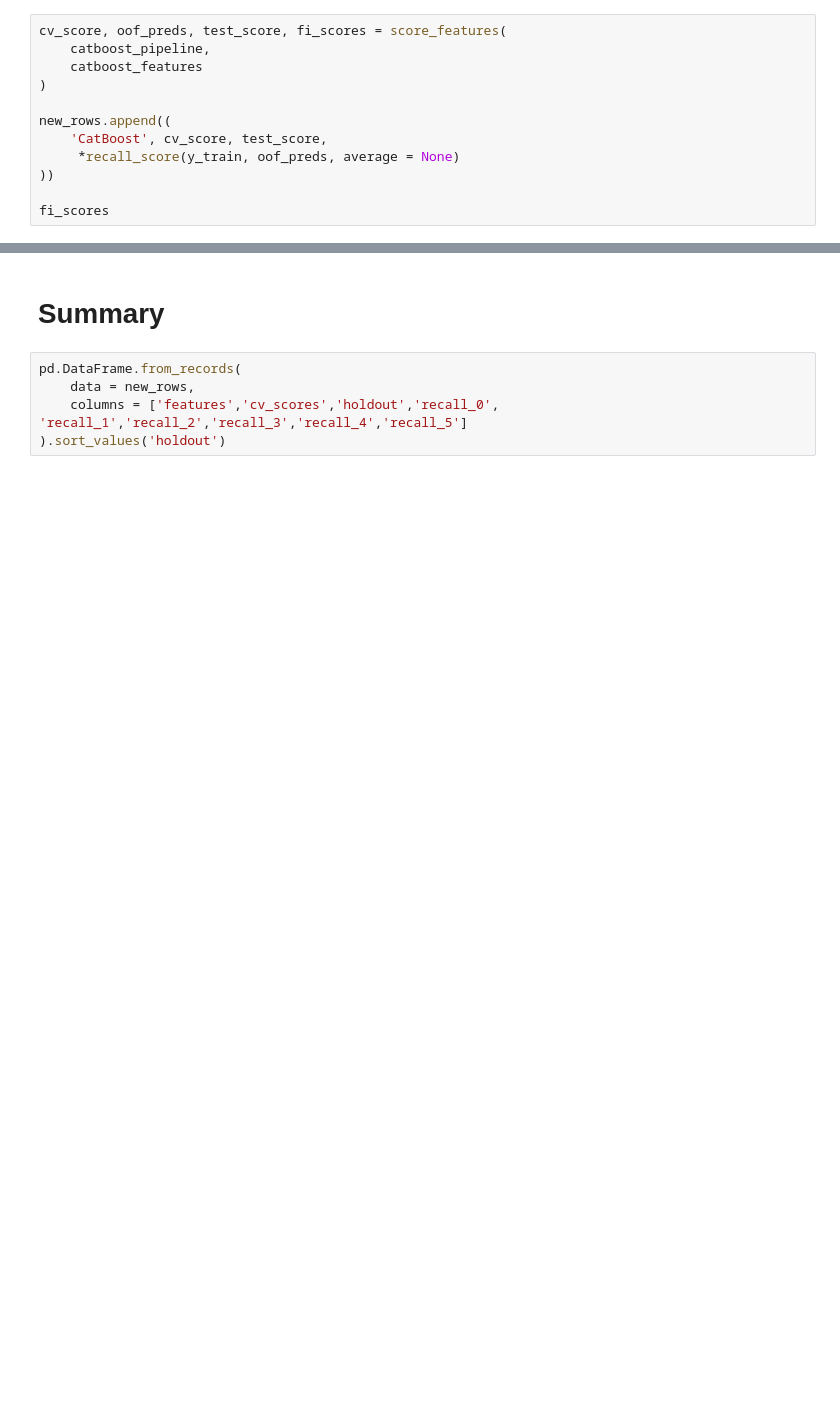
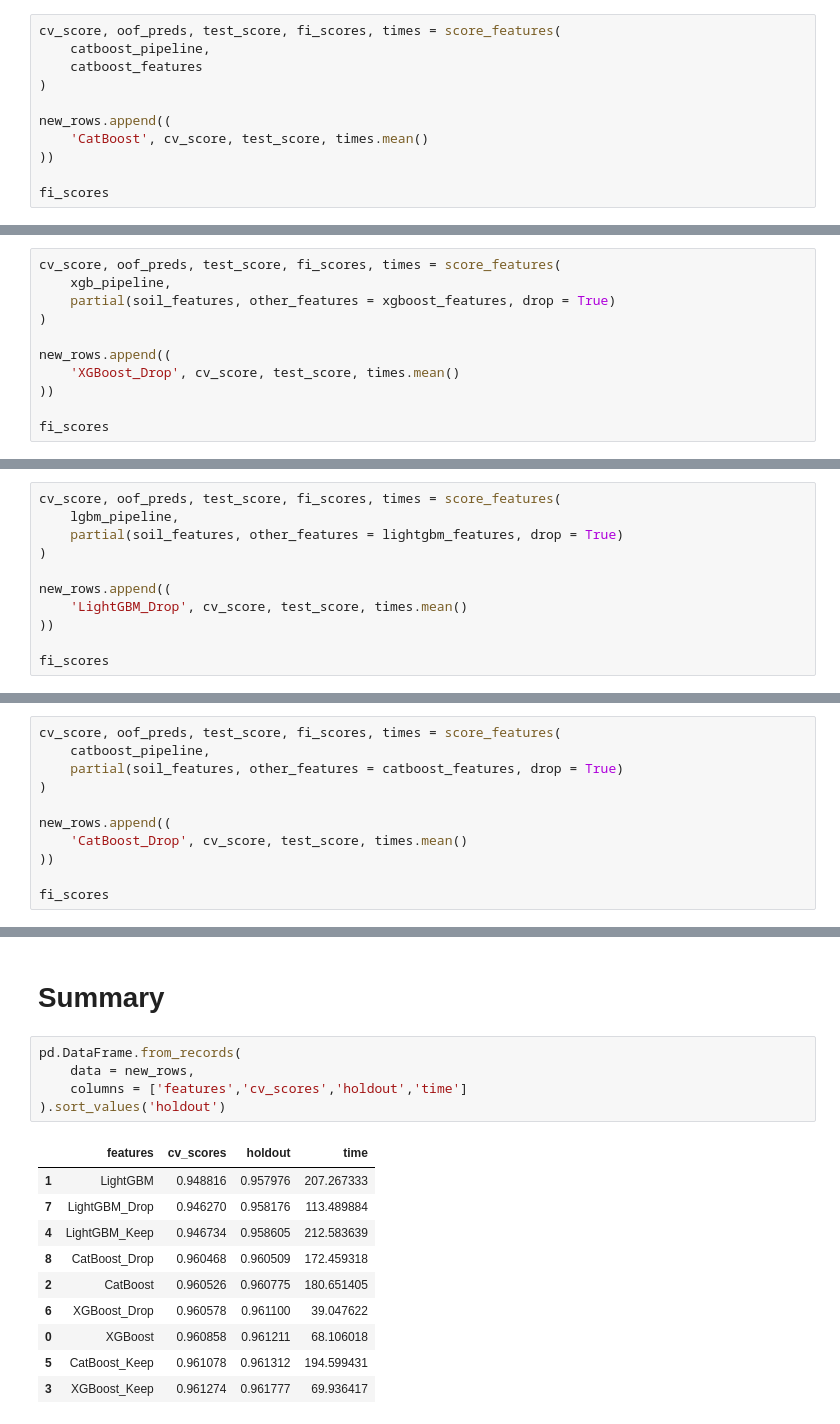
Before and after one commit to rsizem2/tabular-playground-series, a Jupyter notebook: TPS12 - December/notebooks/Notebook 4 - Soil Type Encoding.ipynb, the cells around one changed output, grey strips where cells are left out. Drawn from its saved outputs; the diff is of its cells as text; blank space fills up the shorter version.

```diff
--- a/TPS12 - December/notebooks/Notebook 4 - Soil Type Encoding.ipynb
+++ b/TPS12 - December/notebooks/Notebook 4 - Soil Type Encoding.ipynb
@@ -364,13 +402,12 @@ def catboost_features(data):
     return df
 # %%
-cv_score, oof_preds, test_score, fi_scores = score_features(
+cv_score, oof_preds, test_score, fi_scores, times = score_features(
     catboost_pipeline,
     catboost_features
 )
 
 new_rows.append((
-    'CatBoost', cv_score, test_score,
-     *recall_score(y_train, oof_preds, average = None)
+    'CatBoost', cv_score, test_score, times.mean()
 ))
 
 fi_scores
@@ -528,0 +688,11 @@ def binary_encoding(data, other_encoding):
+# %%
+cv_score, oof_preds, test_score, fi_scores, times = score_features(
+    xgb_pipeline,
+    partial(soil_features, other_features = xgboost_features, drop = True)
+)
+
+new_rows.append((
+    'XGBoost_Drop', cv_score, test_score, times.mean()
+))
+
+fi_scores
@@ -528,0 +733,11 @@ def binary_encoding(data, other_encoding):
+# %%
+cv_score, oof_preds, test_score, fi_scores, times = score_features(
+    lgbm_pipeline,
+    partial(soil_features, other_features = lightgbm_features, drop = True)
+)
+
+new_rows.append((
+    'LightGBM_Drop', cv_score, test_score, times.mean()
+))
+
+fi_scores
@@ -528,0 +778,11 @@ def binary_encoding(data, other_encoding):
+# %%
+cv_score, oof_preds, test_score, fi_scores, times = score_features(
+    catboost_pipeline,
+    partial(soil_features, other_features = catboost_features, drop = True)
+)
+
+new_rows.append((
+    'CatBoost_Drop', cv_score, test_score, times.mean()
+))
+
+fi_scores
@@ -531,5 +823,16 @@ def binary_encoding(data, other_encoding):
 # %%
 pd.DataFrame.from_records(
     data = new_rows,
-    columns = ['features','cv_scores','holdout','recall_0', 'recall_1','recall_2','recall_3','recall_4','recall_5']
+    columns = ['features','cv_scores','holdout','time']
 ).sort_values('holdout')
+# %% [output]
+|  | features | cv_scores | holdout | time |
+| 1 | LightGBM | 0.948816 | 0.957976 | 207.267333 |
+| 7 | LightGBM_Drop | 0.946270 | 0.958176 | 113.489884 |
+| 4 | LightGBM_Keep | 0.946734 | 0.958605 | 212.583639 |
+| 8 | CatBoost_Drop | 0.960468 | 0.960509 | 172.459318 |
+| 2 | CatBoost | 0.960526 | 0.960775 | 180.651405 |
+| 6 | XGBoost_Drop | 0.960578 | 0.961100 | 39.047622 |
+| 0 | XGBoost | 0.960858 | 0.961211 | 68.106018 |
+| 5 | CatBoost_Keep | 0.961078 | 0.961312 | 194.599431 |
+| 3 | XGBoost_Keep | 0.961274 | 0.961777 | 69.936417 |
```
Also changed, not shown: parts of 27 cells of this notebook.
